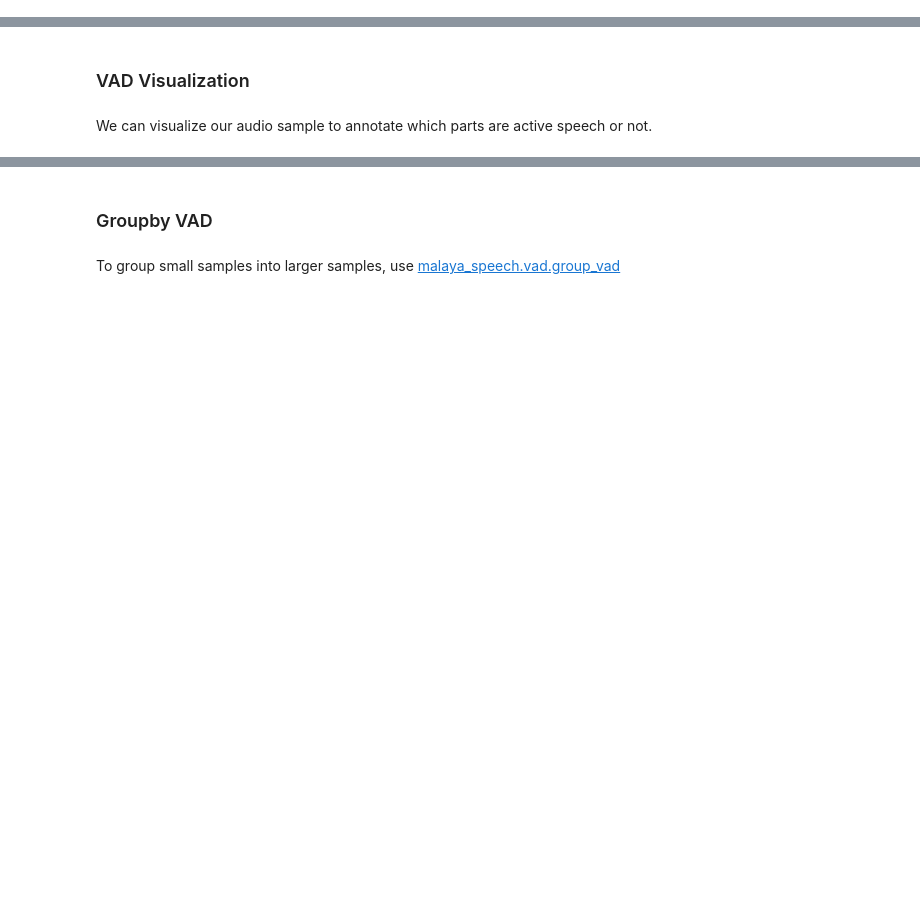
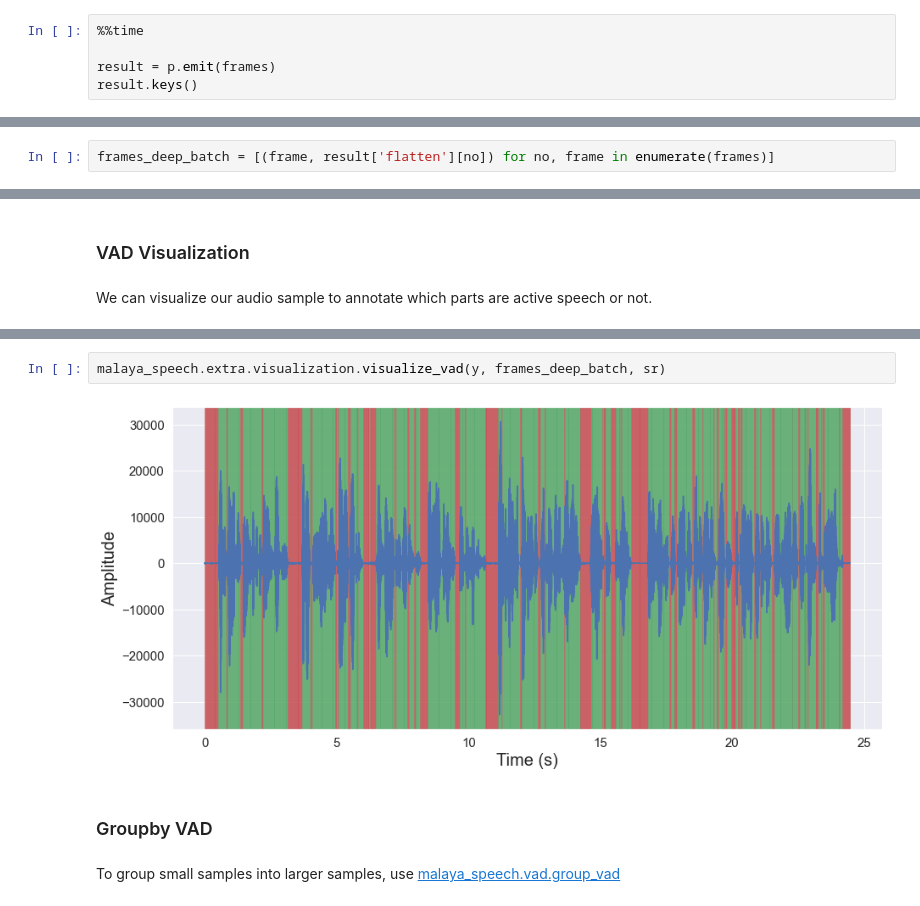
Before and after one commit to mesolitica/malaya-speech, a Jupyter notebook: example/vad/load-vad.ipynb, the cells around one changed output, grey strips where cells are left out. Drawn from its saved outputs; the diff is of its cells as text; blank space fills up the shorter version.

```diff
--- a/example/vad/load-vad.ipynb
+++ b/example/vad/load-vad.ipynb
@@ -89,0 +119,5 @@ frames[:10]
+# %%
+%%time
+
+result = p.emit(frames)
+result.keys()
@@ -89,0 +128,2 @@ frames[:10]
+# %%
+frames_deep_batch = [(frame, result['flatten'][no]) for no, frame in enumerate(frames)]
@@ -98,3 +144,7 @@ malaya_speech.extra.visualization.visualize_vad(y, frames, sr)
+# %%
+malaya_speech.extra.visualization.visualize_vad(y, frames_deep_batch, sr)
+# %% [output]
+[figure, added]
 # %% [markdown]
 ### Groupby VAD
 # %% [markdown]
```
Also changed, not shown: parts of 31 cells of this notebook, 11 other files.
